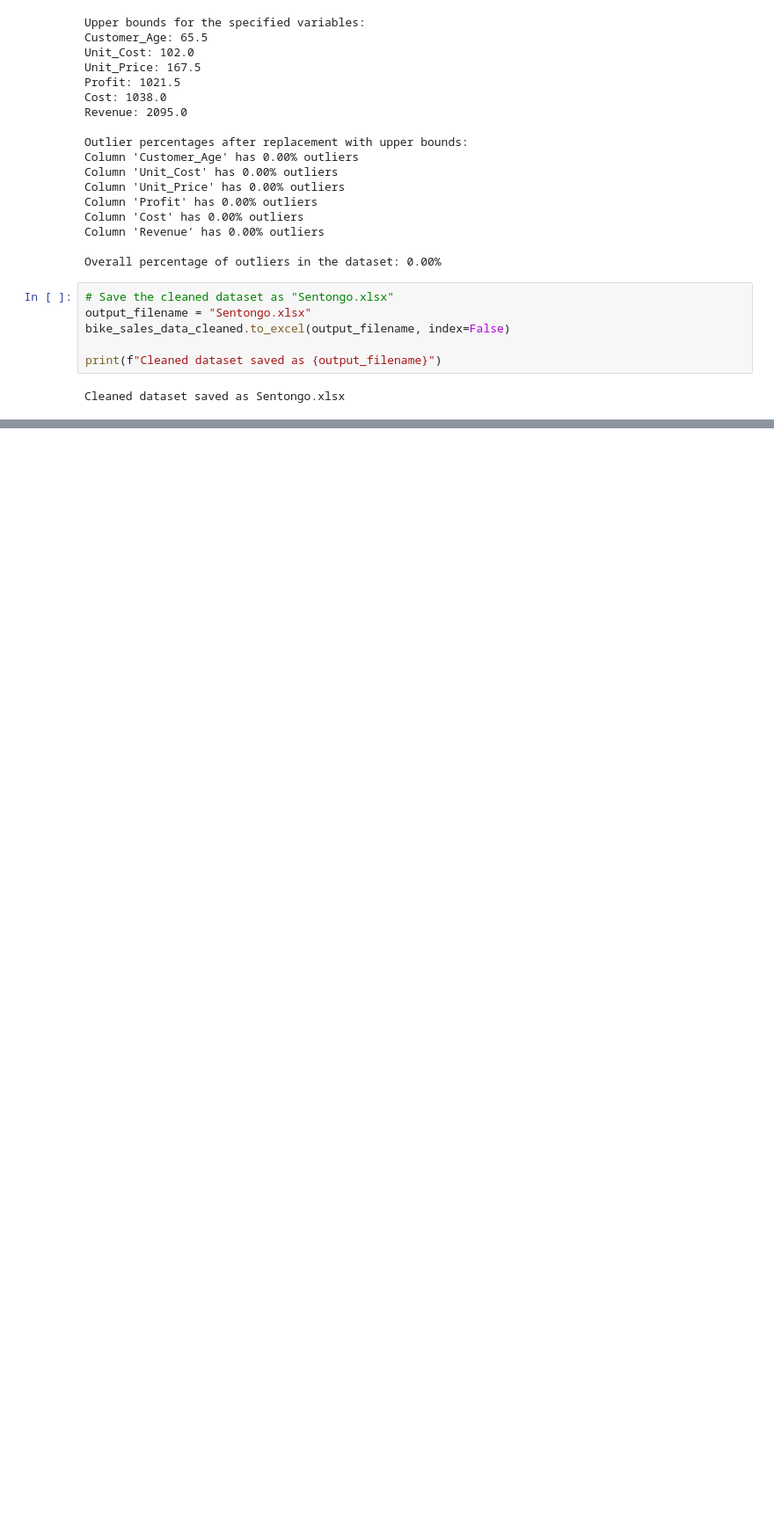
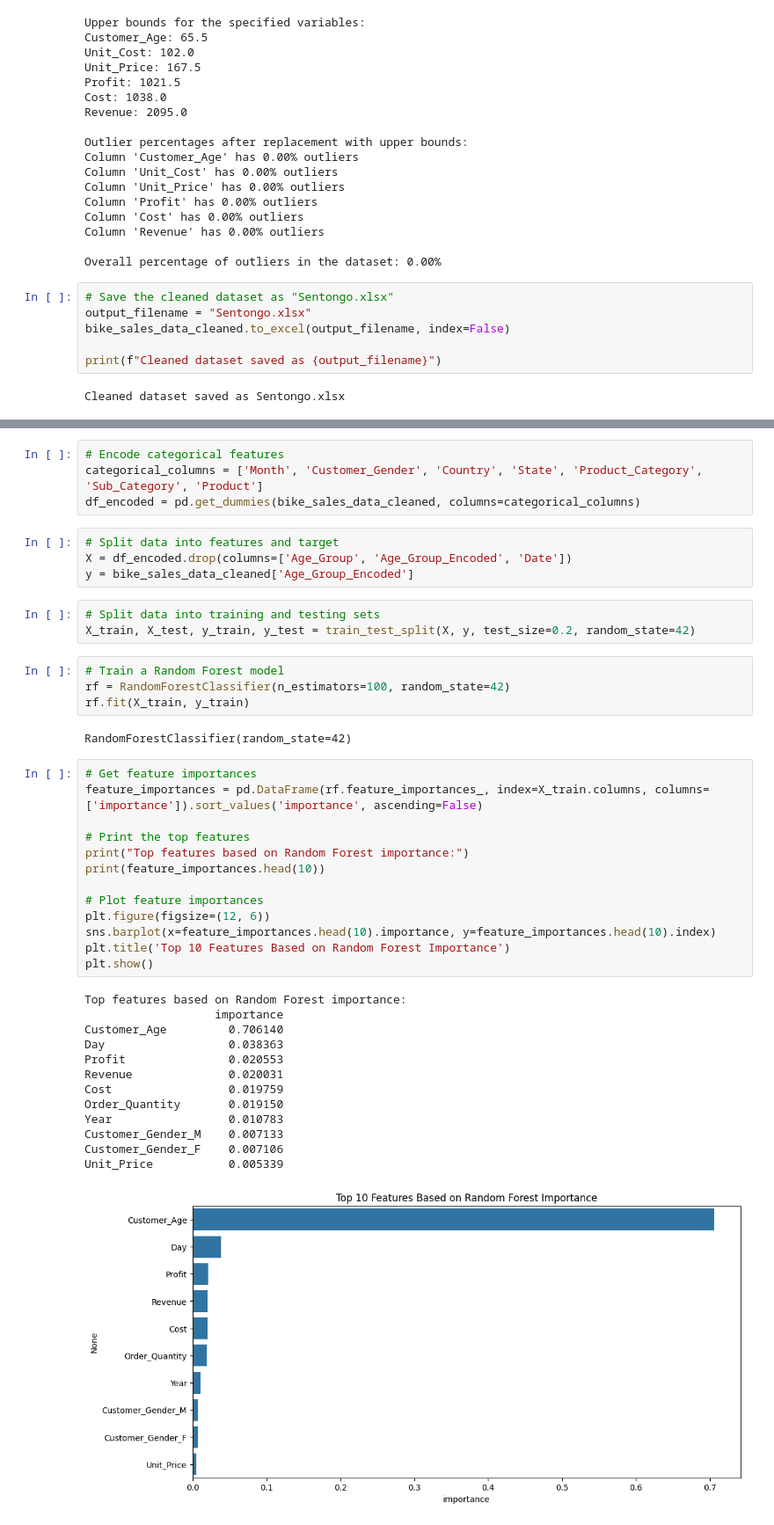
Before and after one commit to sentongo-web/Data-mining, a Jupyter notebook: Final_Bike_Sales.ipynb, the cells around one changed output, grey strips where cells are left out. Shown: that part at 88% size. Saved outputs shown, nothing was run; the diff lists cells and outputs as text; blank space fills up the shorter version.

```diff
--- a/Final_Bike_Sales.ipynb
+++ b/Final_Bike_Sales.ipynb
@@ -300,0 +403,44 @@ Cleaned dataset saved as Sentongo.xlsx
+# %%
+# Encode categorical features
+categorical_columns = ['Month', 'Customer_Gender', 'Country', 'State', 'Product_Category', 'Sub_Category', 'Product']
+df_encoded = pd.get_dummies(bike_sales_data_cleaned, columns=categorical_columns)
+# %%
+# Split data into features and target
+X = df_encoded.drop(columns=['Age_Group', 'Age_Group_Encoded', 'Date'])
+y = bike_sales_data_cleaned['Age_Group_Encoded']
+# %%
+# Split data into training and testing sets
+X_train, X_test, y_train, y_test = train_test_split(X, y, test_size=0.2, random_state=42)
+# %%
+# Train a Random Forest model
+rf = RandomForestClassifier(n_estimators=100, random_state=42)
+rf.fit(X_train, y_train)
+# %% [output]
+RandomForestClassifier(random_state=42)
+# %%
+# Get feature importances
+feature_importances = pd.DataFrame(rf.feature_importances_, index=X_train.columns, columns=['importance']).sort_values('importance', ascending=False)
+
+# Print the top features
+print("Top features based on Random Forest importance:")
+print(feature_importances.head(10))
+
+# Plot feature importances
+plt.figure(figsize=(12, 6))
+sns.barplot(x=feature_importances.head(10).importance, y=feature_importances.head(10).index)
+plt.title('Top 10 Features Based on Random Forest Importance')
+plt.show()
+# %% [output]
+Top features based on Random Forest importance:
+                   importance
+Customer_Age         0.706140
+Day                  0.038363
+Profit               0.020553
+Revenue              0.020031
+Cost                 0.019759
+Order_Quantity       0.019150
+Year                 0.010783
+Customer_Gender_M    0.007133
+Customer_Gender_F    0.007106
+Unit_Price           0.005339
+[figure, added]
```
Also changed, not shown: parts of 15 cells of this notebook.
